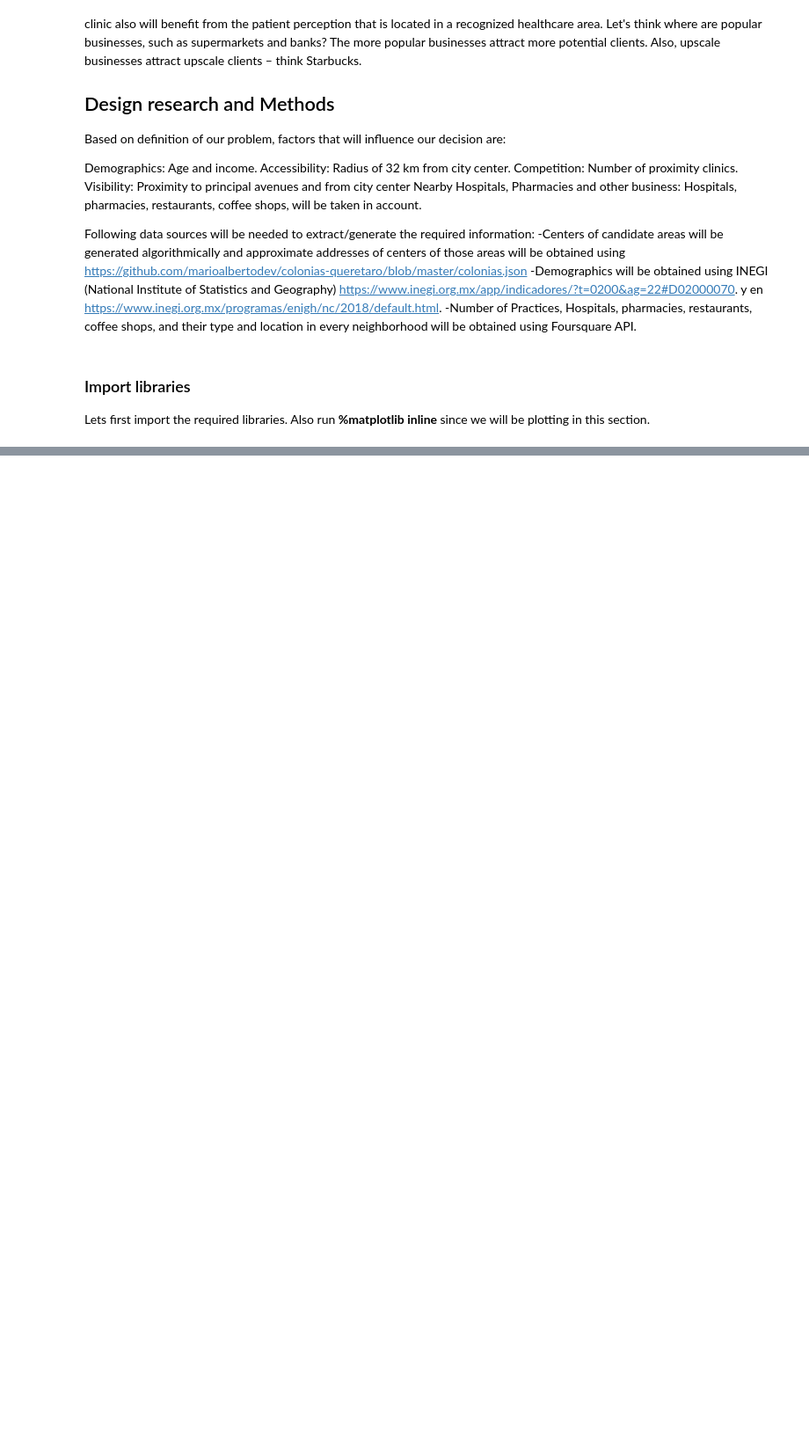
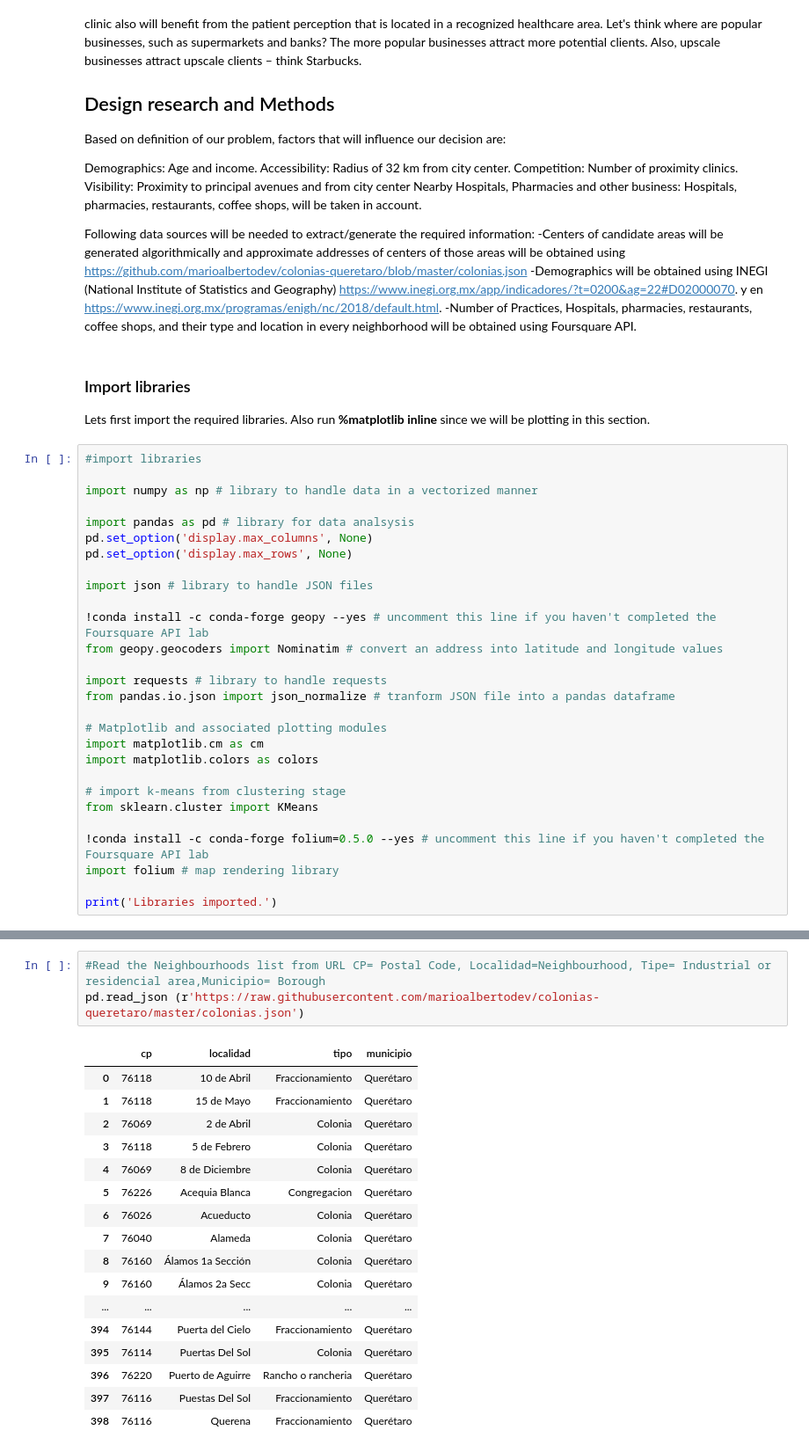
Before and after one commit to Alexrendon/Capstone-Project-Notebook, a Jupyter notebook: The Battle of Neighborhoods 1.ipynb, the cells around one changed output, grey strips where cells are left out. Shown at 88% size. Cells and saved outputs as stored; diff of their text form; blank space fills up the shorter version.

```diff
--- a/The Battle of Neighborhoods 1.ipynb
+++ b/The Battle of Neighborhoods 1.ipynb
@@ -97,3 +97,31 @@ Following data sources will be needed to extract/generate the required informati
 ### Import libraries
 Lets first import the required libraries.
 Also run <b> %matplotlib inline </b> since we will be plotting in this section.
+# %%
+#import libraries
+
+import numpy as np # library to handle data in a vectorized manner
+
+import pandas as pd # library for data analsysis
+pd.set_option('display.max_columns', None)
+pd.set_option('display.max_rows', None)
+
+import json # library to handle JSON files
+
+!conda install -c conda-forge geopy --yes # uncomment this line if you haven't completed the Foursquare API lab
+from geopy.geocoders import Nominatim # convert an address into latitude and longitude values
+
+import requests # library to handle requests
+from pandas.io.json import json_normalize # tranform JSON file into a pandas dataframe
+
+# Matplotlib and associated plotting modules
+import matplotlib.cm as cm
+import matplotlib.colors as colors
+
+# import k-means from clustering stage
+from sklearn.cluster import KMeans
+
+!conda install -c conda-forge folium=0.5.0 --yes # uncomment this line if you haven't completed the Foursquare API lab
+import folium # map rendering library
+
+print('Libraries imported.')
@@ -99,0 +140,21 @@ Also run <b> %matplotlib inline </b> since we will be plotting in this section.
+# %%
+#Read the Neighbourhoods list from URL CP= Postal Code, Localidad=Neighbourhood, Tipe= Industrial or residencial area,Municipio= Borough
+pd.read_json (r'https://raw.githubusercontent.com/marioalbertodev/colonias-queretaro/master/colonias.json')
+# %% [output]
+|  | cp | localidad | tipo | municipio |
+| 0 | 76118 | 10 de Abril | Fraccionamiento | Querétaro |
+| 1 | 76118 | 15 de Mayo | Fraccionamiento | Querétaro |
+| 2 | 76069 | 2 de Abril | Colonia | Querétaro |
+| 3 | 76118 | 5 de Febrero | Colonia | Querétaro |
+| 4 | 76069 | 8 de Diciembre | Colonia | Querétaro |
+| 5 | 76226 | Acequia Blanca | Congregacion | Querétaro |
+| 6 | 76026 | Acueducto | Colonia | Querétaro |
+| 7 | 76040 | Alameda | Colonia | Querétaro |
+| 8 | 76160 | Álamos 1a Sección | Colonia | Querétaro |
+| 9 | 76160 | Álamos 2a Secc | Colonia | Querétaro |
+| ... | ... | ... | ... | ... |
+| 394 | 76144 | Puerta del Cielo | Fraccionamiento | Querétaro |
+| 395 | 76114 | Puertas Del Sol | Colonia | Querétaro |
+| 396 | 76220 | Puerto de Aguirre | Rancho o rancheria | Querétaro |
+| 397 | 76116 | Puestas Del Sol | Fraccionamiento | Querétaro |
+| 398 | 76116 | Querena | Fraccionamiento | Querétaro |
```
Also changed, not shown: parts of 11 cells of this notebook, 1 other file.
